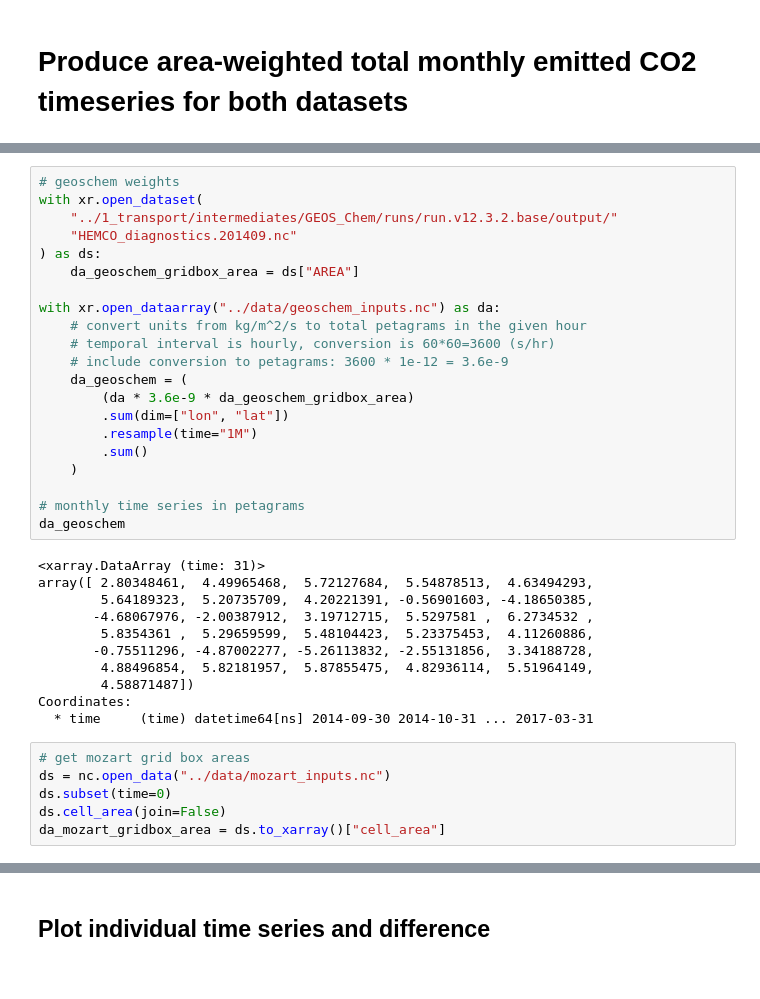
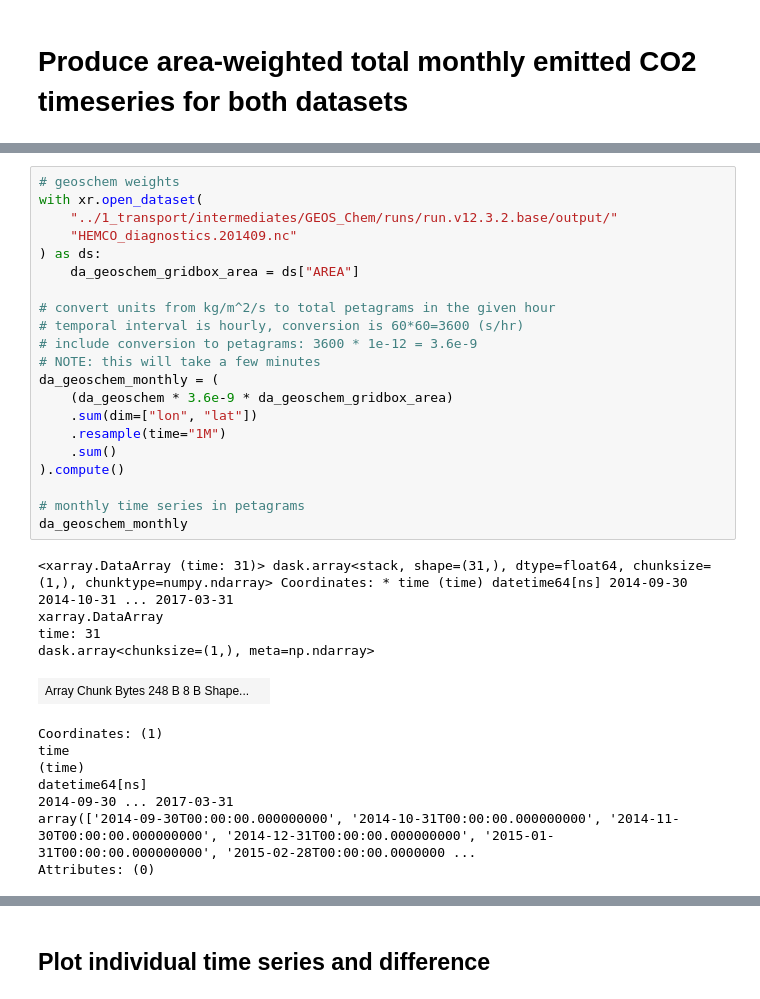
Before and after one commit to joshhjacobson/wombat-paper, a Jupyter notebook: validation/input_validation.ipynb, the cells around one changed output, grey strips where cells are left out. Drawn from its saved outputs; the diff is of its cells as text.

```diff
--- a/validation/input_validation.ipynb
+++ b/validation/input_validation.ipynb
@@ -13,38 +152,34 @@ nc.deep_clean()
 # %%
 # geoschem weights
 with xr.open_dataset(
     "../1_transport/intermediates/GEOS_Chem/runs/run.v12.3.2.base/output/"
     "HEMCO_diagnostics.201409.nc"
 ) as ds:
     da_geoschem_gridbox_area = ds["AREA"]
 
-with xr.open_dataarray("../data/geoschem_inputs.nc") as da:
-    # convert units from kg/m^2/s to total petagrams in the given hour
-    # temporal interval is hourly, conversion is 60*60=3600 (s/hr)
-    # include conversion to petagrams: 3600 * 1e-12 = 3.6e-9
-    da_geoschem = (
-        (da * 3.6e-9 * da_geoschem_gridbox_area)
-        .sum(dim=["lon", "lat"])
-        .resample(time="1M")
-        .sum()
-    )
+# convert units from kg/m^2/s to total petagrams in the given hour
+# temporal interval is hourly, conversion is 60*60=3600 (s/hr)
+# include conversion to petagrams: 3600 * 1e-12 = 3.6e-9
+# NOTE: this will take a few minutes
+da_geoschem_monthly = (
+    (da_geoschem * 3.6e-9 * da_geoschem_gridbox_area)
+    .sum(dim=["lon", "lat"])
+    .resample(time="1M")
+    .sum()
+).compute()
 
 # monthly time series in petagrams
-da_geoschem
+da_geoschem_monthly
 # %% [output]
-<xarray.DataArray (time: 31)>
-array([ 2.80348461,  4.49965468,  5.72127684,  5.54878513,  4.63494293,
-        5.64189323,  5.20735709,  4.20221391, -0.56901603, -4.18650385,
-       -4.68067976, -2.00387912,  3.19712715,  5.5297581 ,  6.2734532 ,
-        5.8354361 ,  5.29659599,  5.48104423,  5.23375453,  4.11260886,
-       -0.75511296, -4.87002277, -5.26113832, -2.55131856,  3.34188728,
-        4.88496854,  5.82181957,  5.87855475,  4.82936114,  5.51964149,
-        4.58871487])
-Coordinates:
-  * time     (time) datetime64[ns] 2014-09-30 2014-10-31 ... 2017-03-31
+<xarray.DataArray (time: 31)> dask.array<stack, shape=(31,), dtype=float64, chunksize=(1,), chunktype=numpy.ndarray> Coordinates: * time (time) datetime64[ns] 2014-09-30 2014-10-31 ... 2017-03-31
+xarray.DataArray
+time: 31
+dask.array<chunksize=(1,), meta=np.ndarray>
+| Array Chunk Bytes 248 B 8 B Shape... |  |
+Coordinates: (1)
+time
+(time)
+datetime64[ns]
+2014-09-30 ... 2017-03-31
+array(['2014-09-30T00:00:00.000000000', '2014-10-31T00:00:00.000000000', '2014-11-30T00:00:00.000000000', '2014-12-31T00:00:00.000000000', '2015-01-31T00:00:00.000000000', '2015-02-28T00:00:00.0000000 ...
+Attributes: (0)
-# %%
-# get mozart grid box areas
-ds = nc.open_data("../data/mozart_inputs.nc")
-ds.subset(time=0)
-ds.cell_area(join=False)
-da_mozart_gridbox_area = ds.to_xarray()["cell_area"]
```
Also changed, not shown: parts of 12 cells of this notebook, 5 other files.
